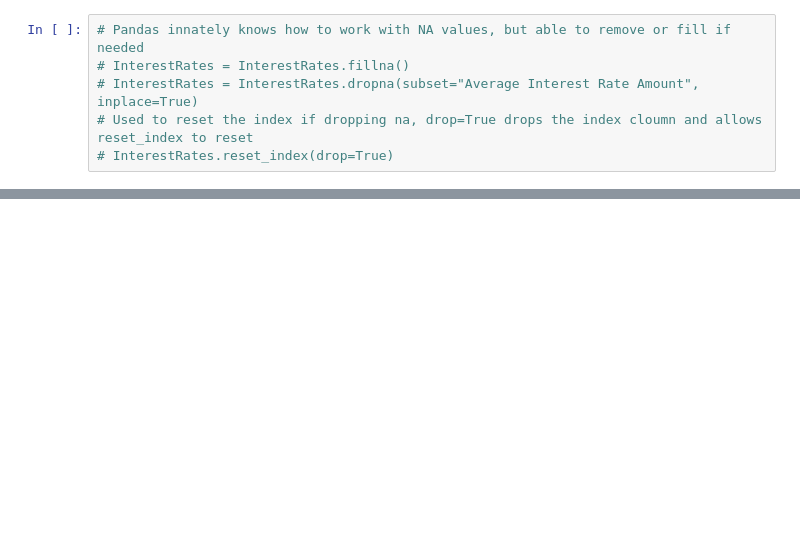
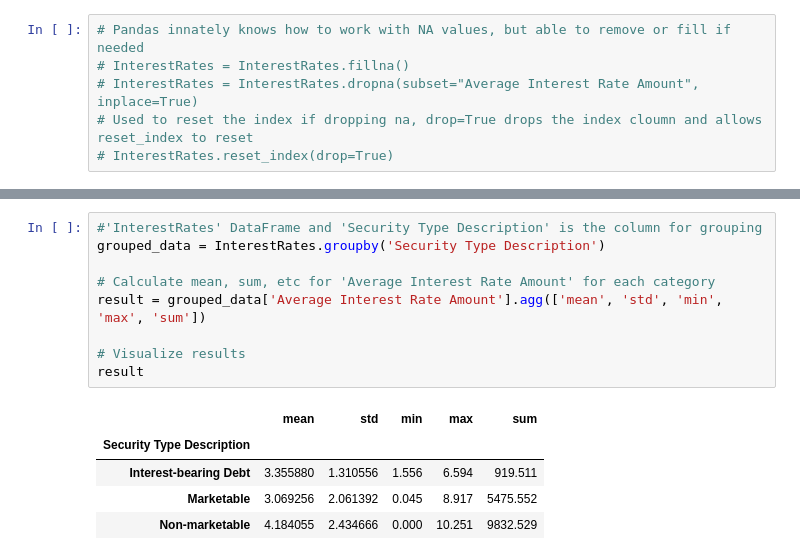
Before and after one commit to felabonte/DataMiningFinalProject, a Jupyter notebook: CS6220_DataMining_FinalProject.ipynb, the cells around one changed output, grey strips where cells are left out. Drawn from its saved outputs; the diff is of its cells as text; blank space fills up the shorter version.

```diff
--- a/CS6220_DataMining_FinalProject.ipynb
+++ b/CS6220_DataMining_FinalProject.ipynb
@@ -136,0 +90,15 @@ dtype: object
+# %%
+#'InterestRates' DataFrame and 'Security Type Description' is the column for grouping
+grouped_data = InterestRates.groupby('Security Type Description')
+
+# Calculate mean, sum, etc for 'Average Interest Rate Amount' for each category
+result = grouped_data['Average Interest Rate Amount'].agg(['mean', 'std', 'min', 'max', 'sum'])
+
+# Visualize results
+result
+# %% [output]
+|  | mean | std | min | max | sum |
+| Security Type Description |  |  |  |  |  |
+| Interest-bearing Debt | 3.355880 | 1.310556 | 1.556 | 6.594 | 919.511 |
+| Marketable | 3.069256 | 2.061392 | 0.045 | 8.917 | 5475.552 |
+| Non-marketable | 4.184055 | 2.434666 | 0.000 | 10.251 | 9832.529 |
```
Also changed, not shown: parts of 12 cells of this notebook.
